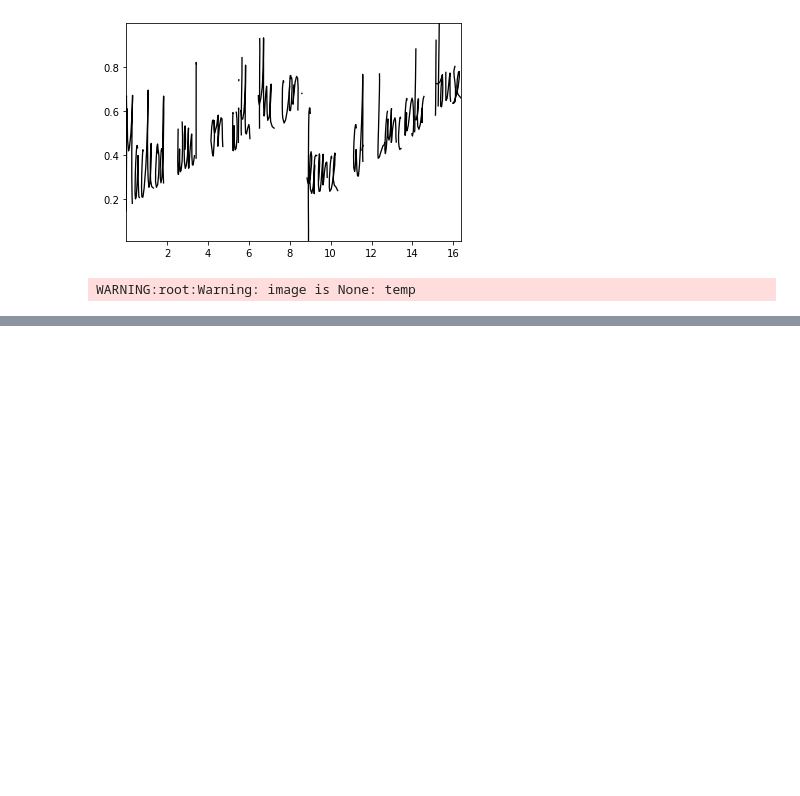
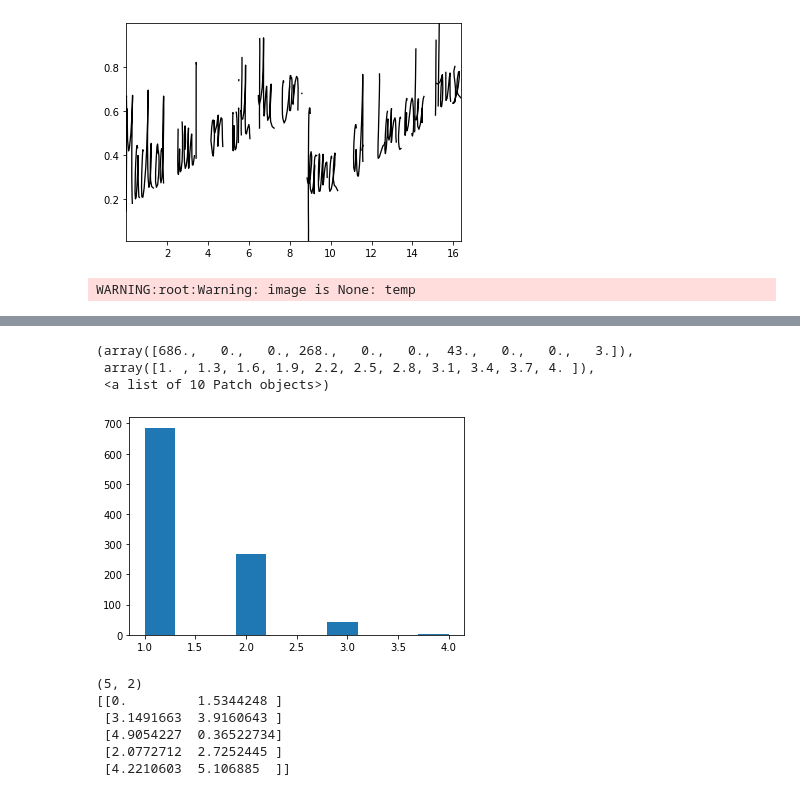
Before and after one commit to emrysshevek/simple_hwr, a Jupyter notebook: hwr_utils/testing/drawing.ipynb, the cells around one changed output, grey strips where cells are left out. Drawn from its saved outputs; the diff is of its cells as text; code cells hidden in the pictures; blank space fills up the shorter version.

```diff
--- a/hwr_utils/testing/drawing.ipynb
+++ b/hwr_utils/testing/drawing.ipynb
@@ -217,0 +341,44 @@ print(instance)
+# %%
+from hwr_utils.grid_distortion import *
+img = draw_from_gt(instance, show=True)
+img = Image.fromarray(img, 'L')
+img.show()
+
+if False:
+    img = warp_points(instance, random_state=None)
+    img = np.c_[img, instance[:,2]]
+# %%
+## DISTORT IMAGE
+from hwr_utils.grid_distortion  import *
+img_prime = draw_from_gt(instance, show=False, max_width=3)
+for i in range(0,1):
+    img = img_prime.copy()
+    if True:
+        img = gaussian_noise(
+                blur(
+                    random_distortions(img_prime.copy()),
+                    max_intensity=1.3),
+                max_intensity=.1)
+    f = Image.fromarray(np.uint8(img), 'L')
+    #f.show()
+# Render GT on top of image
+f = f.convert("RGB")
+img_prime = draw_from_gt(instance, show=False, linewidth=1, color=[255,0,0], alpha=True)
+gt = Image.fromarray(np.uint8(img_prime), 'RGBA')
+f.paste(gt, (0, 0), gt)
+f.show()
+
+#f = Image.fromarray(np.uint8(img), 'L')
+# %%
+from matplotlib import pyplot as plt
+l = []
+max_width = 3
+for i in range(1000):
+    l.append(max(int(abs(np.random.randn())*(max_width-1)*.5 + 1 ),1))
+
+plt.hist(l)
+# %% [output]
+(array([686.,   0.,   0., 268.,   0.,   0.,  43.,   0.,   0.,   3.]),
+ array([1. , 1.3, 1.6, 1.9, 2.2, 2.5, 2.8, 3.1, 3.4, 3.7, 4. ]),
+ <a list of 10 Patch objects>)
+[figure, added]
@@ -217,0 +395,13 @@ print(instance)
+# %%
+m = np.array([[0,2,3,4,5],[0,2,3,4,5]])
+m = m.reshape(-1,2)
+print(m.shape)
+x = warp_points(m)
+print(x)
+# %% [output]
+(5, 2)
+[[0.         1.5344248 ]
+ [3.1491663  3.9160643 ]
+ [4.9054227  0.36522734]
+ [2.0772712  2.7252445 ]
+ [4.2210603  5.106885  ]]
```
Also changed, not shown: parts of 17 cells of this notebook, 16 other files.
